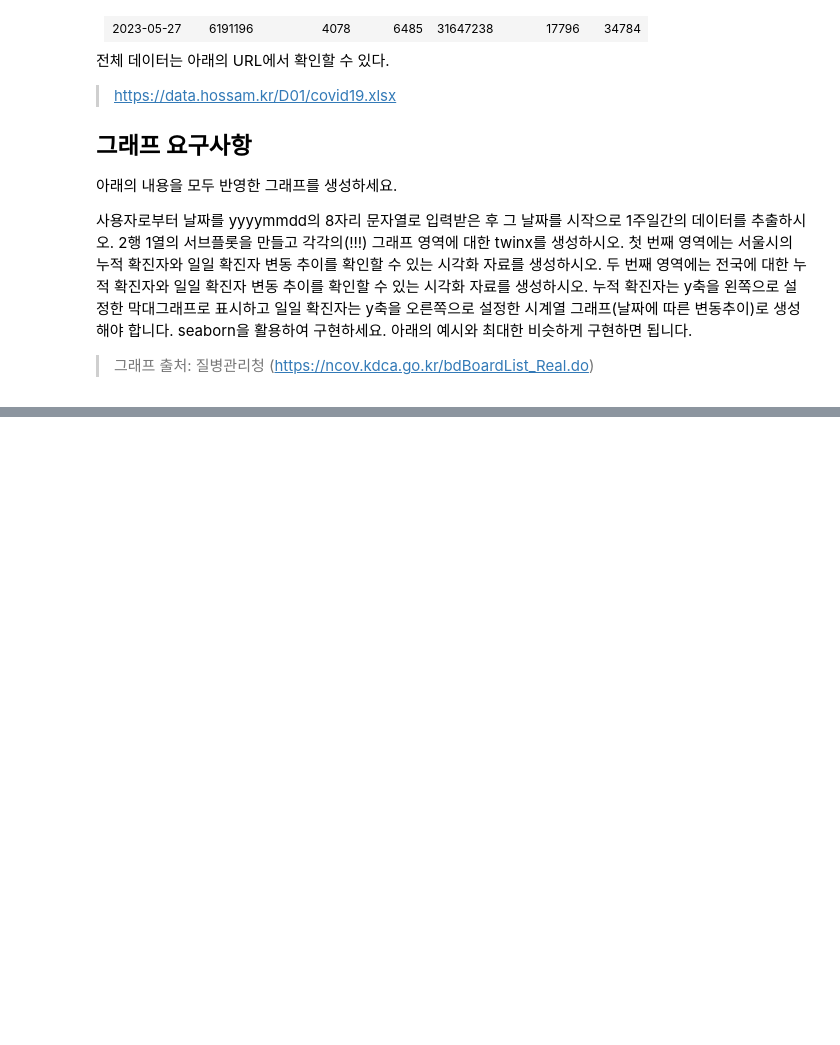
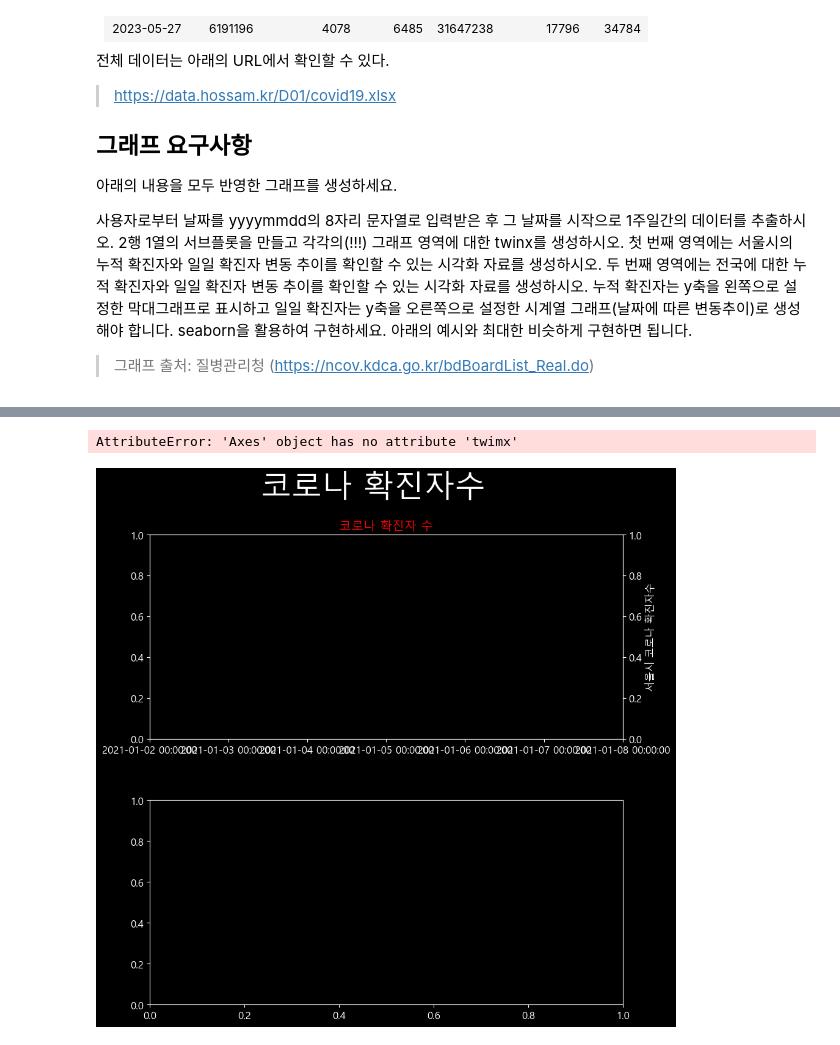
Before and after one commit to maker-lee/megait-data, a Jupyter notebook: D.탐색적_데이터_분석/01. 데이터 시각화/연습문제2.ipynb, the cells around one changed output, grey strips where cells are left out. Saved outputs shown, nothing was run; the diff lists cells and outputs as text; code cells hidden in the pictures; blank space fills up the shorter version.

```diff
--- a/D.탐색적_데이터_분석/01. 데이터 시각화/연습문제2.ipynb
+++ b/D.탐색적_데이터_분석/01. 데이터 시각화/연습문제2.ipynb
@@ -58,0 +158,51 @@ df
+# %%
+fig, ax = plt.subplots(2,1)
+
+# 전체
+fig.suptitle('코로나 확진자수 ', fontsize=36, color='#ffffff')
+fig.subplots_adjust(wspace=0.2, hspace=0.3)
+
+# ------------------------------------------------------------------------
+# ax[0]
+ax_0=ax[0].twinx()
+x = list(range(0,len(df['서울시기준일'])))
+
+# 그래프 그리기
+sb.barplot(data=df, x = x, y='서울확진자',palette='Spectral',ax=ax1)
+sb.lineplot(data=df, x = x, y='서울시일일확진',ax=ax2)
+
+ax_0.title.set_text('코로나 확진자 수')
+ax_0.title.set_color('#ff0000')
+ax_0.set(xlabel='서울시 기준일', ylabel='서울시 코로나 확진자수')
+# -> 좌표 설정
+ax_0.set_xticks(x)
+# -> 지정된 x축 좌표에 표시될 텍스트 리스트를 지정함.
+ax_0.set_xticklabels(df['서울시기준일'], fontsize=12, color='#ff0000')
+
+
+
+# ax[1]
+ax_1=ax[1].twimx()
+
+# 그래프 그리기
+sb.barplot(data=df, x=x, y='전국확진',palette='Spectral',ax=ax1)
+sb.lineplot(data=df, x=x, y='전국일일확진',ax=ax2)
+
+plt.title('코로나 확진자 수')
+plt.xlabel('서울시 기준일')
+plt.ylabel('전국 일일 확진')
+
+ax_1.title.set_text('전국 코로나 확진자 수')
+ax_1.title.set_color('#ffffff')
+ax_1.set(xlabel='서울시 기준일', ylabel='전국 일일 확진')
+# -> 좌표 설정
+ax_1.set_xticks(x)
+# -> 지정된 x축 좌표에 표시될 텍스트 리스트를 지정함.
+ax_1.set_xticklabels(df['서울시기준일'], fontsize=12, color='#ff0000')
+
+
+plt.show()
+plt.close()
+# %% [output]
+AttributeError: 'Axes' object has no attribute 'twimx'
+[figure, added]
```
Also changed, not shown: parts of 8 cells of this notebook, 1 other file.
